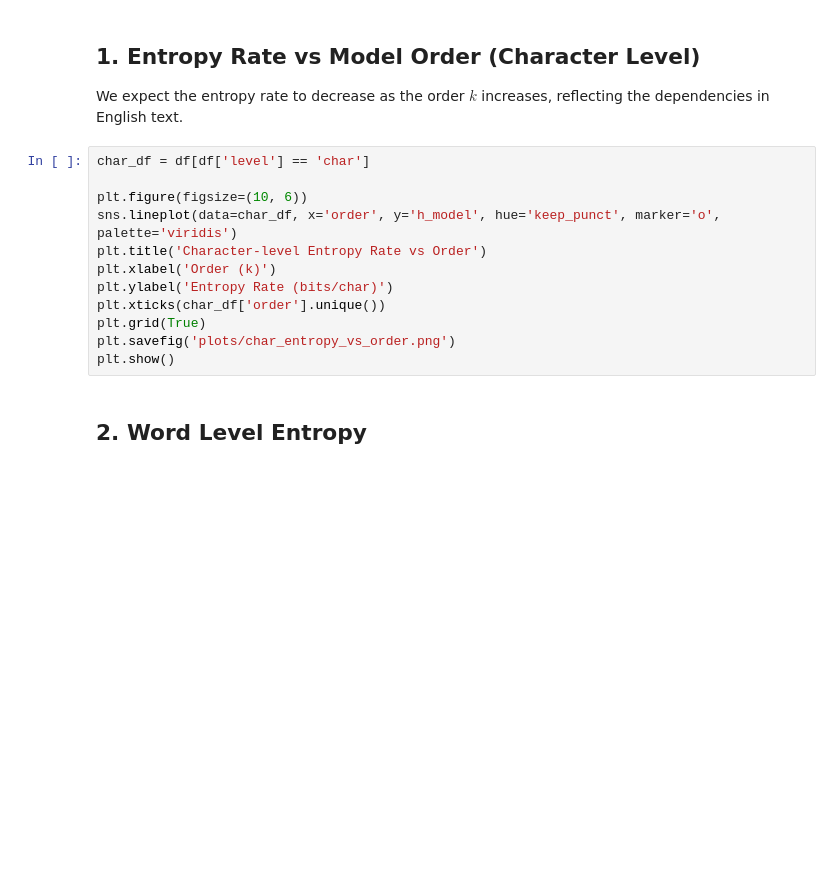
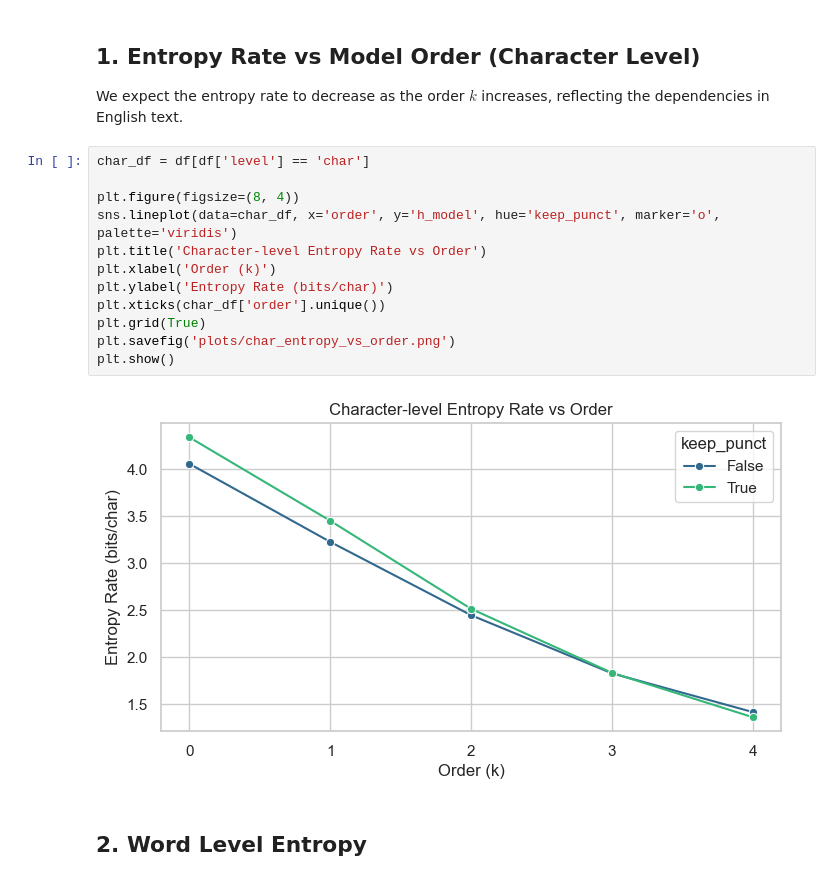
Before and after one commit to hikotei/2025_12-markov-english, a Jupyter notebook: presentation.ipynb, the cells around one changed output. Saved outputs shown, nothing was run; the diff lists cells and outputs as text; blank space fills up the shorter version.

```diff
--- a/presentation.ipynb
+++ b/presentation.ipynb
@@ -28,15 +35,17 @@ We expect the entropy rate to decrease as the order $k$ increases, reflecting th
 # %%
 char_df = df[df['level'] == 'char']
 
-plt.figure(figsize=(10, 6))
+plt.figure(figsize=(8, 4))
 sns.lineplot(data=char_df, x='order', y='h_model', hue='keep_punct', marker='o', palette='viridis')
 plt.title('Character-level Entropy Rate vs Order')
 plt.xlabel('Order (k)')
 plt.ylabel('Entropy Rate (bits/char)')
 plt.xticks(char_df['order'].unique())
 plt.grid(True)
 plt.savefig('plots/char_entropy_vs_order.png')
 plt.show()
+# %% [output]
+[figure, added]
 # %% [markdown]
 ## 2. Word Level Entropy
 # %%
```
Also changed, not shown: parts of 5 cells of this notebook, 14 other files.
